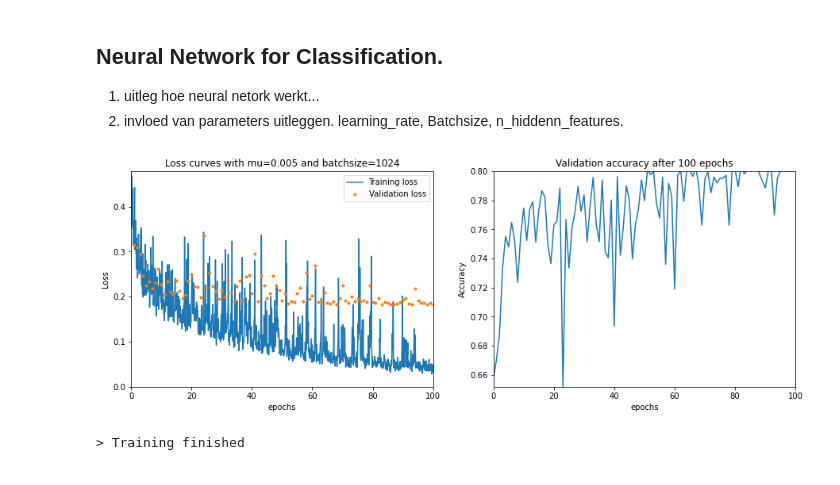
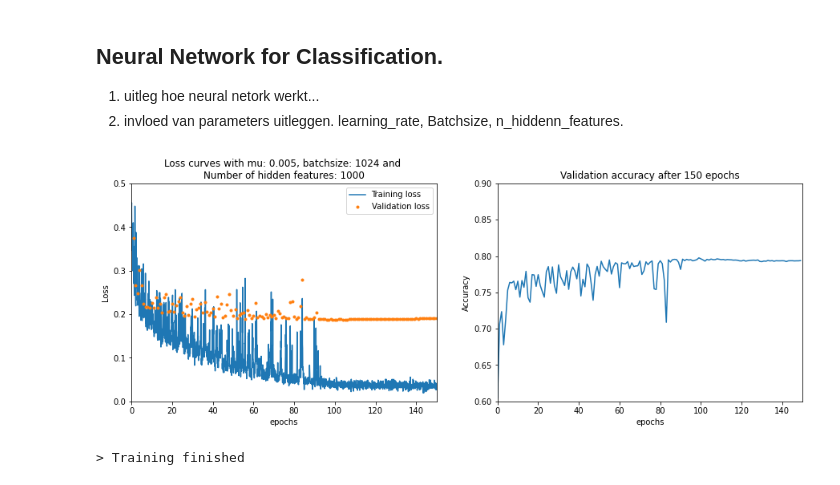
Before and after one commit to KarlijnCornelissen/MIA-group-8, a Jupyter notebook: Project2/code/task4.ipynb, the cells around one changed output. Cells and saved outputs as stored; diff of their text form; code cells hidden in the pictures.

```diff
--- a/Project2/code/task4.ipynb
+++ b/Project2/code/task4.ipynb
@@ -26,16 +24,0 @@ The autoreload extension is already loaded. To reload it, use:
-# %%
-number_of_plots=3
-learning_rate =[0.003]
-batchsize = [200, 500, 1000]
-for i in range(1):
-    for j in range(number_of_plots):
-        i_learning_rate = learning_rate[i]
-        j_batchsize = batchsize[j]
-        n_hidden_features = 1000
-        training_plot_N = f"training_plot_bs_{j_batchsize}_mu_{i_learning_rate}_expdecay"
-        test_hist = f"test_hist_batchsize__bs_{j_batchsize}_mu_{i_learning_rate}_expdecay"
-        t = Training(i_learning_rate,j_batchsize,n_hidden_features,training_plot_N,test_hist)
-        t.data_preprocessing()
-        t.define_shapes()
-        t.launch_training()
-        t.pass_on_test_set()
@@ -50,25 +28,25 @@ t.pass_on_test_set()
 2. invloed van parameters uitleggen. learning_rate, Batchsize, n_hiddenn_features.
 # %%
 
-Data_weights = {}
-Data_acc = {}
-for j in [512,1024]:
-    for i in [0.0025, 0.005]:
-        # if (j==64 or j==32) and i==0.005:
-        #     continue
+Data_weights_1 = {}
+Data_acc_1 = {}
+for j in [32, 64, 512, 1024]:
+    for i in [0.0005, 0.0025, 0.005]:
+        if ((j==64 or j==32) and (i==0.005 or i==0.0025)) or ((j==512 or j==1024) and (i==0.0005)):
+            continue
         i_learning_rate = i
         j_batchsize = j
-        n_hidden_features = 1728
-        training_plot_N = f"2_Nhf_{n_hidden_features}__bs_{j_batchsize}_mu_{i_learning_rate}"
-        # test_hist = f"test_hist_batchsize__bs_{j_batchsize}_mu_{i_learning_rate}_expdecay"
-        t = Training(i_learning_rate,j_batchsize,n_hidden_features,training_plot_N,test_hist)
+        n_hidden_features = 1000
+        training_plot_N = f"exp_1_Nhf_{n_hidden_features}__bs_{j_batchsize}_mu_{i_learning_rate}"
+        title = f"Loss curves with mu: {i_learning_rate}, batchsize: {j_batchsize} and \nNumber of hidden features: {n_hidden_features}"
+        t = Training(i_learning_rate,j_batchsize,n_hidden_features,training_plot_N, title)
         t.data_preprocessing()
         t.define_shapes()
         w, Acc= t.launch_training()
-        Data_weights[training_plot_N]=w
-        Data_acc[training_plot_N]=Acc
+        Data_weights_1[training_plot_N]=w
+        Data_acc_1[training_plot_N]=Acc
         #t.pass_on_test_set()
 # %% [output]
-[figure, old version]
+[figure, new version]
 > Training finished
 # %%
```
Also changed, not shown: parts of 9 cells of this notebook, 11 other files.
